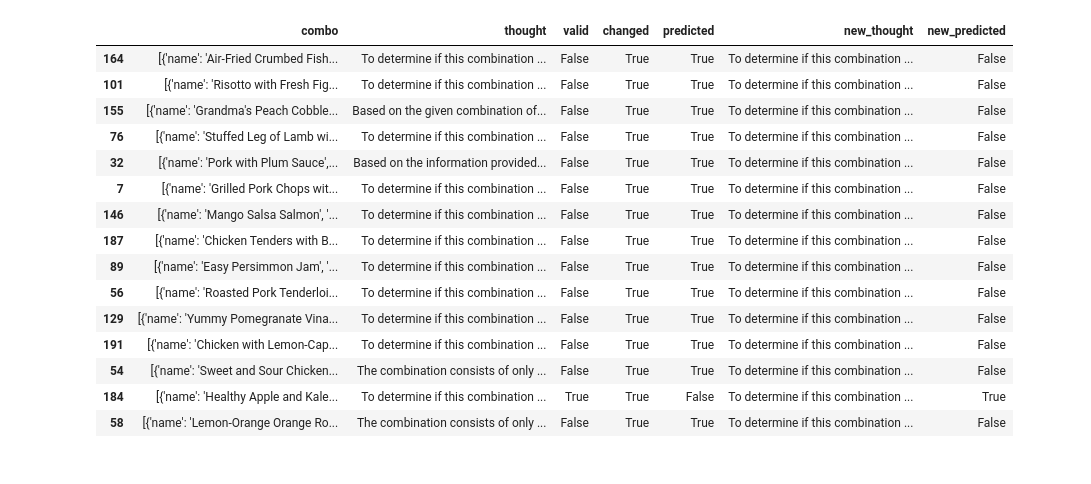
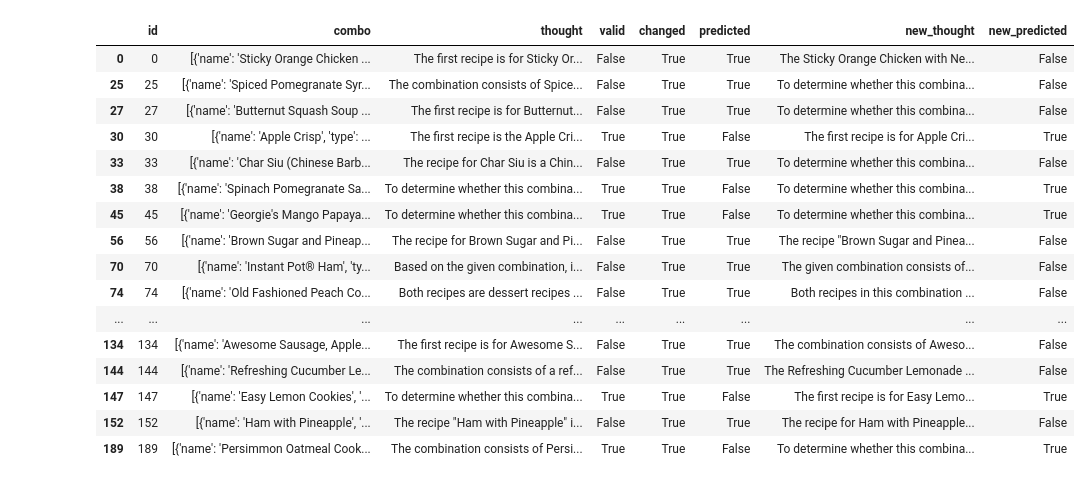
Before and after one commit to shilongdai/FoodPlanner, a Jupyter notebook: notebooks/examine_labeled.ipynb, the cells around one changed output. Cells and saved outputs as stored; diff of their text form; code cells hidden in the pictures.

```diff
--- a/notebooks/examine_labeled.ipynb
+++ b/notebooks/examine_labeled.ipynb
@@ -31,5 +31,6 @@ labeled_df = pd.DataFrame({
     "valid": valid,
     "changed": changed
 })
+labeled_df = labeled_df.reset_index().rename(columns={"index": "id"})
 labeled_df.head()
 # %% [output]
@@ -106,7 +97,3 @@ def df_to_records(df):
     return records_series.tolist()
 
 client = chromadb.Client()
-collection = client.create_collection(name=config.MEAL_VALID_EXAMPLE_COL)
-db_entries = create_db_entries(df_to_records(eval), collection)
-collection.add(**db_entries)
-collection.count()
@@ -145,14 +117,24 @@ meal_selector.select_examples({"recipes": "lobster"})
 from meal import RecipeMealInput
 from meal import evaluate_recipes
 
-def predict_valid(recipe_record):
+def predict_valid(raw_df, entry):
     recipes = []
+    recipe_record = entry["combo"]
+    filtered_df = raw_df.loc[raw_df.id != entry["id"]]
+
+    collection = client.create_collection(name=config.MEAL_VALID_EXAMPLE_COL)
+    db_entries = create_db_entries(df_to_records(filtered_df), collection)
+    collection.add(**db_entries)
+    meal_selector = ChromaMealExampleSelector(collection=collection)
+
     for r in recipe_record:
         recipes.append(RecipeMealInput(**r))
+
     model_output = evaluate_recipes(plan_llm, recipes, selector, meal_selector)
+    client.delete_collection(config.MEAL_VALID_EXAMPLE_COL)
     return model_output["thought"], model_output["valid"]
 
-predict_valid(labeled_df["combo"].iloc[0])
+predict_valid(labeled_df, labeled_df.iloc[0])
 # %% [output]
 > Entering new LLMChain chain...
 Prompt after formatting:
@@ -187,10 +158,10 @@ weighted avg       0.76      0.74      0.74       100
 # %%
 config.VERBOSE = False
-outputs = test.combo.progress_apply(predict_valid).tolist()
+outputs = labeled_df.progress_apply(lambda row: predict_valid(labeled_df, row), axis=1).tolist()
 new_thought, new_valid = zip(*outputs)
-test["new_thought"] = new_thought
-test["new_predicted"] = new_valid
-test.head()
+labeled_df["new_thought"] = new_thought
+labeled_df["new_predicted"] = new_valid
+labeled_df.head()
 # %% [output]
 huggingface/tokenizers: The current process just got forked, after parallelism has already been used. Disabling parallelism to avoid deadlocks...
 To disable this warning, you can either:
@@ -236,19 +207,20 @@ test.loc[(test.valid == test.predicted) & (test.valid != test.new_predicted)]
 # %%
-test.loc[(test.valid != test.predicted) & (test.valid == test.new_predicted)]
+labeled_df.loc[(labeled_df.valid != labeled_df.predicted) & (labeled_df.valid == labeled_df.new_predicted)]
 # %% [output]
-|  | combo | thought | valid | changed | predicted | new_thought | new_predicted |
-| 164 | [{'name': 'Air-Fried Crumbed Fish... | To determine if this combination ... | False | True | True | To determine if this combination ... | False |
-| 101 | [{'name': 'Risotto with Fresh Fig... | To determine if this combination ... | False | True | True | To determine if this combination ... | False |
-| 155 | [{'name': 'Grandma's Peach Cobble... | Based on the given combination of... | False | True | True | To determine if this combination ... | False |
-| 76 | [{'name': 'Stuffed Leg of Lamb wi... | To determine if this combination ... | False | True | True | To determine if this combination ... | False |
-| 32 | [{'name': 'Pork with Plum Sauce',... | Based on the information provided... | False | True | True | To determine if this combination ... | False |
-| 7 | [{'name': 'Grilled Pork Chops wit... | To determine if this combination ... | False | True | True | To determine if this combination ... | False |
-| 146 | [{'name': 'Mango Salsa Salmon', '... | To determine if this combination ... | False | True | True | To determine if this combination ... | False |
-| 187 | [{'name': 'Chicken Tenders with B... | To determine if this combination ... | False | True | True | To determine if this combination ... | False |
-| 89 | [{'name': 'Easy Persimmon Jam', '... | To determine if this combination ... | False | True | True | To determine if this combination ... | False |
-| 56 | [{'name': 'Roasted Pork Tenderloi... | To determine if this combination ... | False | True | True | To determine if this combination ... | False |
-| 129 | [{'name': 'Yummy Pomegranate Vina... | To determine if this combination ... | False | True | True | To determine if this combination ... | False |
-| 191 | [{'name': 'Chicken with Lemon-Cap... | To determine if this combination ... | False | True | True | To determine if this combination ... | False |
-| 54 | [{'name': 'Sweet and Sour Chicken... | The combination consists of only ... | False | True | True | To determine if this combination ... | False |
-| 184 | [{'name': 'Healthy Apple and Kale... | To determine if this combination ... | True | True | False | To determine if this combination ... | True |
-| 58 | [{'name': 'Lemon-Orange Orange Ro... | The combination consists of only ... | False | True | True | To determine if this combination ... | False |
+|  | id | combo | thought | valid | changed | predicted | new_thought | new_predicted |
+| 0 | 0 | [{'name': 'Sticky Orange Chicken ... | The first recipe is for Sticky Or... | False | True | True | The Sticky Orange Chicken with Ne... | False |
+| 25 | 25 | [{'name': 'Spiced Pomegranate Syr... | The combination consists of Spice... | False | True | True | To determine whether this combina... | False |
+| 27 | 27 | [{'name': 'Butternut Squash Soup ... | The first recipe is for Butternut... | False | True | True | To determine whether this combina... | False |
+| 30 | 30 | [{'name': 'Apple Crisp', 'type': ... | The first recipe is the Apple Cri... | True | True | False | The first recipe is for Apple Cri... | True |
+| 33 | 33 | [{'name': 'Char Siu (Chinese Barb... | The recipe for Char Siu is a Chin... | False | True | True | To determine whether this combina... | False |
+| 38 | 38 | [{'name': 'Spinach Pomegranate Sa... | To determine whether this combina... | True | True | False | To determine whether this combina... | True |
+| 45 | 45 | [{'name': 'Georgie's Mango Papaya... | To determine whether this combina... | True | True | False | To determine whether this combina... | True |
+| 56 | 56 | [{'name': 'Brown Sugar and Pineap... | The recipe for Brown Sugar and Pi... | False | True | True | The recipe "Brown Sugar and Pinea... | False |
+| 70 | 70 | [{'name': 'Instant Pot® Ham', 'ty... | Based on the given combination, i... | False | True | True | The given combination consists of... | False |
+| 74 | 74 | [{'name': 'Old Fashioned Peach Co... | Both recipes are dessert recipes ... | False | True | True | Both recipes in this combination ... | False |
+| ... | ... | ... | ... | ... | ... | ... | ... | ... |
+| 134 | 134 | [{'name': 'Awesome Sausage, Apple... | The first recipe is for Awesome S... | False | True | True | The combination consists of Aweso... | False |
+| 144 | 144 | [{'name': 'Refreshing Cucumber Le... | The combination consists of a ref... | False | True | True | The Refreshing Cucumber Lemonade ... | False |
+| 147 | 147 | [{'name': 'Easy Lemon Cookies', '... | To determine whether this combina... | True | True | False | The first recipe is for Easy Lemo... | True |
+| 152 | 152 | [{'name': 'Ham with Pineapple', '... | The recipe "Ham with Pineapple" i... | False | True | True | The recipe for Ham with Pineapple... | False |
+| 189 | 189 | [{'name': 'Persimmon Oatmeal Cook... | The combination consists of Persi... | True | True | False | To determine whether this combina... | True |
```
Also changed, not shown: parts of 13 cells of this notebook, 3 other files.
